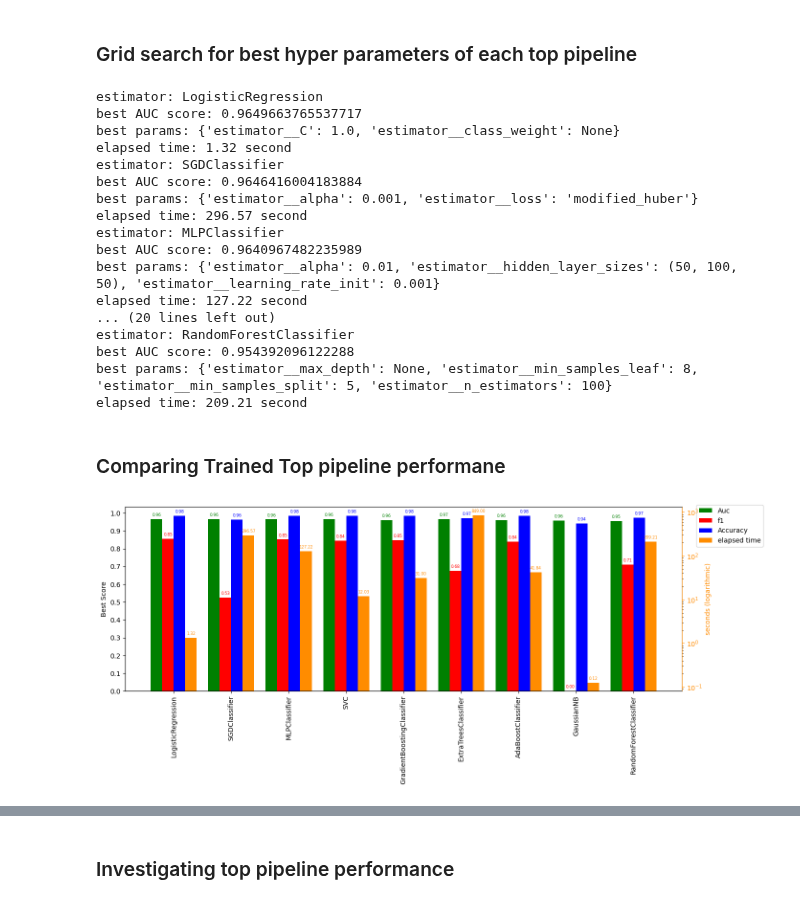
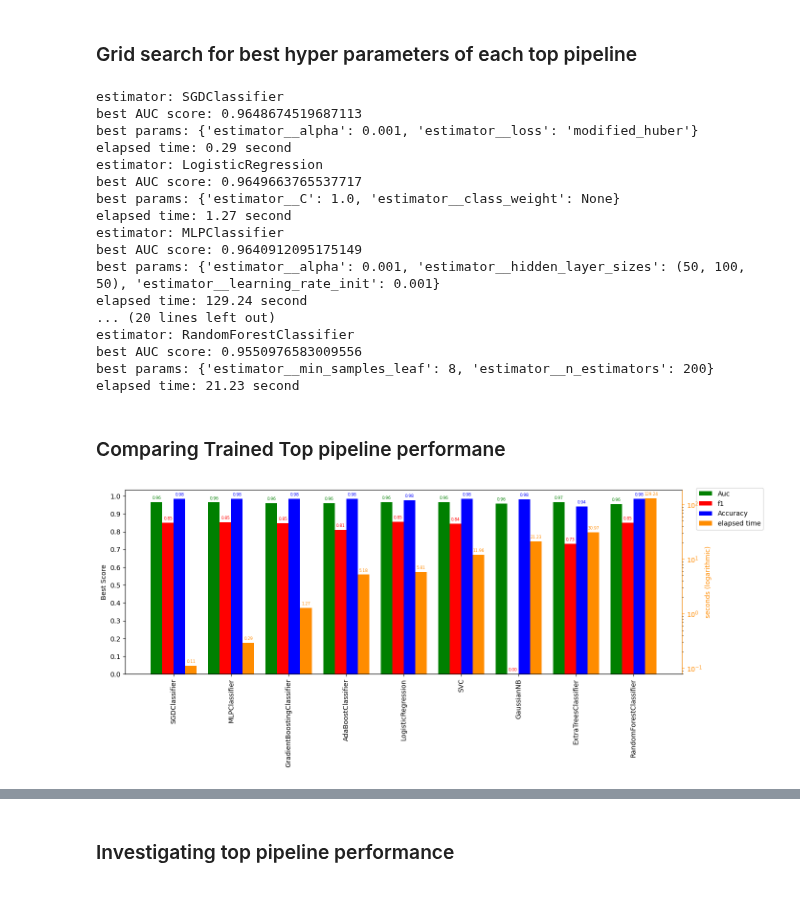
Before and after one commit to hamedtea/thesis, a Jupyter notebook: Feature_based_ML_model.ipynb, the cells around one changed output, grey strips where cells are left out. Saved outputs shown, nothing was run; the diff lists cells and outputs as text; code cells hidden in the pictures.

Commit message:
Stacking and CIR-based estimator improved

```diff
--- a/Feature_based_ML_model.ipynb
+++ b/Feature_based_ML_model.ipynb
@@ -326,7 +326,7 @@ estimator_params = {
         #'estimator__class_weight' : [None, 'balanced', {0: 1, 1: 2}, {0: 0.5, 1: 1}],
         'estimator__n_estimators': [50, 100, 200],
         'estimator__learning_rate': [0.01, 0.1, 0.2],          # Minimum samples required to split a node
-        'estimator__estimator': [DecisionTreeClassifier(max_depth=2), DecisionTreeClassifier(max_depth=4), RandomForestClassifier(n_estimators=50), RandomForestClassifier(n_estimators=100) ],            # Minimum samples required at each leaf node
+        #'estimator__estimator': [DecisionTreeClassifier(max_depth=2), DecisionTreeClassifier(max_depth=4), RandomForestClassifier(n_estimators=50), RandomForestClassifier(n_estimators=100) ],            # Minimum samples required at each leaf node
         },
     'GaussianNB': {
         'estimator__var_smoothing': [1e-9, 1e-7, 1e-5]
@@ -334,8 +334,8 @@ estimator_params = {
     'RandomForestClassifier': {
         #'estimator__class_weight' : [None, 'balanced', {0: 1, 1: 2}, {0: 0.5, 1: 1}],
         'estimator__n_estimators': [50, 100, 200],
-        'estimator__max_depth': [None, 10, 20, 30],
-        'estimator__min_samples_split': [2, 5, 10],          # Minimum samples required to split a node
+        #'estimator__max_depth': [None, 10, 20, 30],
+        #'estimator__min_samples_split': [2, 5, 10],          # Minimum samples required to split a node
         'estimator__min_samples_leaf': [2, 4, 8],            # Minimum samples required at each leaf node
         #'estimator__max_features': [None, 'sqrt', 'log2'],  # Number of features to consider for the best split
         #'estimator__criterion': ['gini', 'entropy'],
@@ -378,62 +378,64 @@ for pipeline in top_pipelines:
     est_accuracy.append(best_acc)
     results[est_name] = gs.cv_results_
 # %% [output]
+estimator: SGDClassifier
+best AUC score: 0.9648674519687113
+best params: {'estimator__alpha': 0.001, 'estimator__loss': 'modified_huber'}
+elapsed time: 0.29 second
 estimator: LogisticRegression
 best AUC score: 0.9649663765537717
 best params: {'estimator__C': 1.0, 'estimator__class_weight': None}
-elapsed time: 1.32 second
-estimator: SGDClassifier
-best AUC score: 0.9646416004183884
-best params: {'estimator__alpha': 0.001, 'estimator__loss': 'modified_huber'}
-elapsed time: 296.57 second
+elapsed time: 1.27 second
 estimator: MLPClassifier
-best AUC score: 0.9640967482235989
-best params: {'estimator__alpha': 0.01, 'estimator__hidden_layer_sizes': (50, 100, 50), 'estimator__learning_rate_init': 0.001}
-elapsed time: 127.22 second
+best AUC score: 0.9640912095175149
+best params: {'estimator__alpha': 0.001, 'estimator__hidden_layer_sizes': (50, 100, 50), 'estimator__learning_rate_init': 0.001}
+elapsed time: 129.24 second
 ... (20 lines left out)
 estimator: RandomForestClassifier
-best AUC score: 0.954392096122288
-best params: {'estimator__max_depth': None, 'estimator__min_samples_leaf': 8, 'estimator__min_samples_split': 5, 'estimator__n_estimators': 100}
-elapsed time: 209.21 second
+best AUC score: 0.9550976583009556
+best params: {'estimator__min_samples_leaf': 8, 'estimator__n_estimators': 200}
+elapsed time: 21.23 second
 # %% [markdown]
 ### Comparing Trained Top pipeline performane
 # %%
-# Sample data
+#Sorting data based on elapsed time
+sorted_indices = sorted(range(len(est_times)), key=lambda i: est_times[i], reverse=False)
+est_names = [est_names[i] for i in sorted_indices]
+est_AUC = [est_AUC[i] for i in sorted_indices]
+est_f1 = [est_f1[i] for i in sorted_indices]
+est_times = [est_times[i] for i in sorted_indices]
 
 x = np.arange(len(est_names))  # x-axis locations for the bars
 width = 0.2  # Width of the bars
 
 # Create the bar chart for the first dataset
 fig, ax1 = plt.subplots(figsize=(15, 5))
 bar_f1 = ax1.bar(x , est_AUC, width, label='Auc', color = 'g')
 bar_f2 = ax1.bar(x+width , est_f1, width, label='f1', color = 'red')
 bar_f3 = ax1.bar(x +2*width, est_accuracy, width, label='Accuracy', color = 'blue')
 ax1.set_xticks(x+1.5*width, est_names, rotation = 90)
 ax1.set_yticks(np.arange(0,1.1,0.1))
 ax1.set_ylabel('Best Score')
 ax1.bar_label(bar_f1, fmt = '%.2f', label_type='edge', padding=3, color = 'g', fontsize = 6)
 ax1.bar_label(bar_f2, fmt = '%.2f', label_type='edge', padding=3, color = 'r', fontsize = 6)
 ax1.bar_label(bar_f3, fmt = '%.2f', label_type='edge', padding=3, color = 'b', fontsize = 6)
 
-
-
-
 ax2 = ax1.twinx()
 bar_f4 = ax2.bar(x+3*width, est_times, width, label='elapsed time', log = True, color = 'darkorange')
 ax2.set_ylabel('seconds (logarithmic)', color = 'darkorange')
 ax2.spines['right'].set_color('darkorange')
 ax2.yaxis.label.set_color('darkorange')
 ax2.tick_params(axis='y', colors='darkorange')
 ax2.bar_label(bar_f4, fmt = '%.2f', label_type='edge', padding=3, color = 'darkorange', fontsize = 6)
 
 # Combine legends for both y-axes
 lines1, labels1 = ax1.get_legend_handles_labels()
 lines2, labels2 = ax2.get_legend_handles_labels()
 combined_labels = labels1 + labels2
 ax1.legend(lines1 + lines2, combined_labels, loc='upper left', bbox_to_anchor=(1.02, 1.03), frameon=True)
 plt.show()
 # %% [output]
-[figure, old version]
+[figure, new version]
 # %%
 # Create two subplots for 'mean' and 'std'
 fig, axs = plt.subplots(3, 2, figsize=(12, 5), sharex=True)
```
Also changed, not shown: parts of 6 cells of this notebook, 1 other file.
